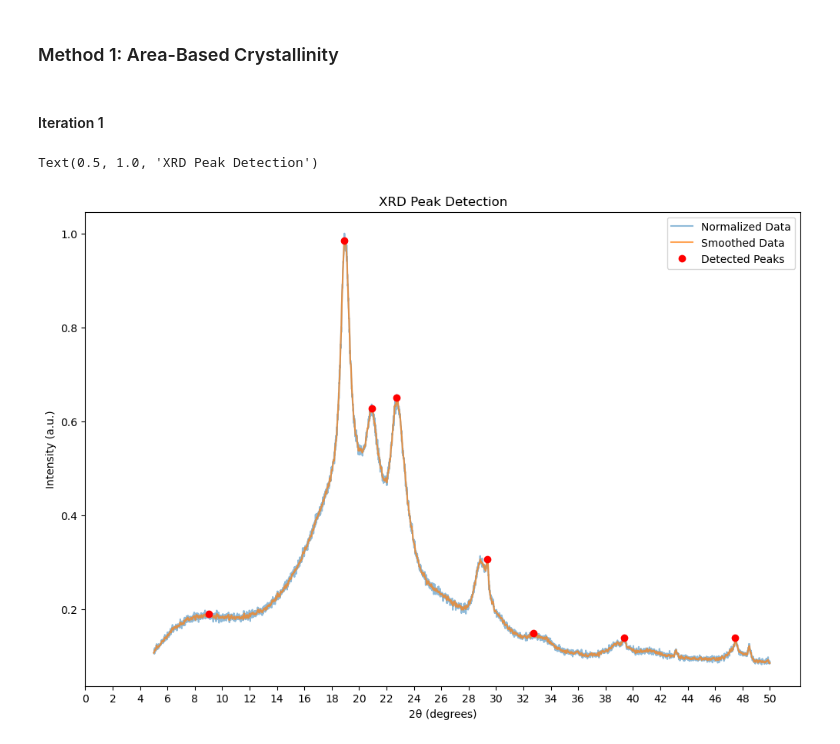
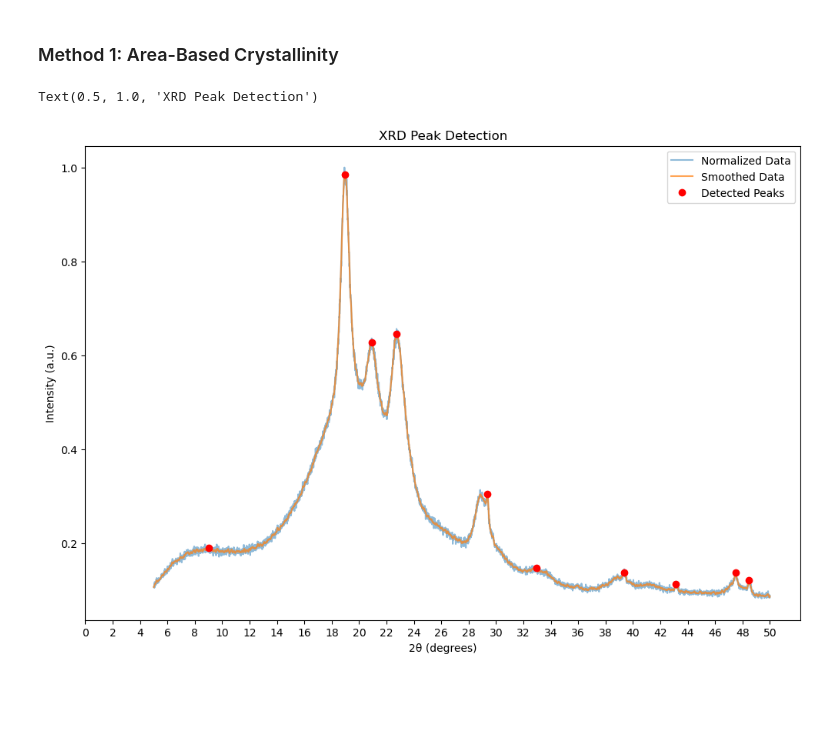
Before and after one commit to louis-sh-nguyen/polymer-characterisation, a Jupyter notebook: notebooks/XRD_analysis_main.ipynb, the cells around one changed output. Cells and saved outputs as stored; diff of their text form; code cells hidden in the pictures; blank space fills up the shorter version.

```diff
--- a/notebooks/XRD_analysis_main.ipynb
+++ b/notebooks/XRD_analysis_main.ipynb
@@ -853,49 +853,65 @@ ax.legend()
 ## Analysis
 # %% [markdown]
 ### Method 1: Area-Based Crystallinity
-# %% [markdown]
-#### Iteration 1
 # %%
-import pandas as pd
 import numpy as np
 import matplotlib.pyplot as plt
 from scipy.signal import find_peaks, savgol_filter
 from scipy.optimize import curve_fit
 from scipy.integrate import trapezoid
 
-# --- Step 1: Load and Visualize XRD Data ---
+# --- Step 1: Load XRD Data ---
 data = df_dict['501024.csv']
 intensity = data['Intensity_norm'].values
 two_theta = data['2Theta'].values
 
-# --- Step 2: Data Preprocessing ---
-# Normalize intensity first - this is now done before smoothing
+# --- Step 1: Data Preprocessing ---
+# Normalize intensity
 normalized_intensity = intensity / np.max(intensity)
 
-# Smooth the normalized data to reduce noise
-smoothed_intensity = savgol_filter(normalized_intensity, window_length=15, polyorder=4)
+# Smooth the normalized data
+smoothed_intensity = savgol_filter(normalized_intensity, window_length=15, polyorder=3)
 
-# --- Step 3: Peak Detection ---
-# Find peaks in the smoothed data
-peaks, properties = find_peaks(smoothed_intensity,
-                              prominence=0.01,   # Adjust as needed
-                              width=20,           # Minimum peak widge (50 data points, or ~0.01*50=0.5 degrees)
-                              distance=100)       # Minimum distance between peaks (10 data points or ~0.01*10=0.1 degrees)
+# --- Step 2: Peak Detection ---
+# First pass with less strict parameters to find major peaks
+major_peaks, _ = find_peaks(smoothed_intensity,
+                            prominence=0.05,
+                            width=20,
+                            distance=50)
+
+# Second pass with more sensitive settings to detect shoulders and overlaps
+all_peaks, _ = find_peaks(smoothed_intensity,
+                          prominence=0.008,  # Lower prominence
+                          width=10,         # Lower width
+                          distance=50)      # Smaller distance
+
+# Use peak properties to get a better estimate of peak widths
+_, properties = find_peaks(smoothed_intensity,
+                            prominence=0.01,
+                            width=10,
+                            distance=20,
+                            rel_height=0.5)  # For width at half maximum
+
+# Calculate peak widths in degrees
+peak_widths_points = properties["widths"]
+peak_distances = np.diff(two_theta)
+avg_point_distance = np.mean(peak_distances)
+peak_widths_degrees = peak_widths_points * avg_point_distance
 
 # Extract peak information
-crystalline_theta = two_theta[peaks]
-crystalline_intensity = smoothed_intensity[peaks]
+peak_positions = two_theta[all_peaks]
+peak_heights = smoothed_intensity[all_peaks]
 
 # Visualize peak detection
 plt.figure(figsize=(12, 8))
 plt.plot(two_theta, normalized_intensity, label='Normalized Data', alpha=0.5)
 plt.plot(two_theta, smoothed_intensity, label='Smoothed Data', alpha=0.7)
-plt.plot(two_theta[peaks], smoothed_intensity[peaks], 'ro', label='Detected Peaks')
+plt.plot(peak_positions, peak_heights, 'ro', label='Detected Peaks')
 plt.xlabel('2θ (degrees)')
 plt.ylabel('Intensity (a.u.)')
 plt.xticks(np.arange(0, 51, 2))
 plt.legend()
 plt.title('XRD Peak Detection')
 # %% [output]
 Text(0.5, 1.0, 'XRD Peak Detection')
-[figure, old version]
+[figure, new version]
```
Also changed, not shown: parts of 13 cells of this notebook.
